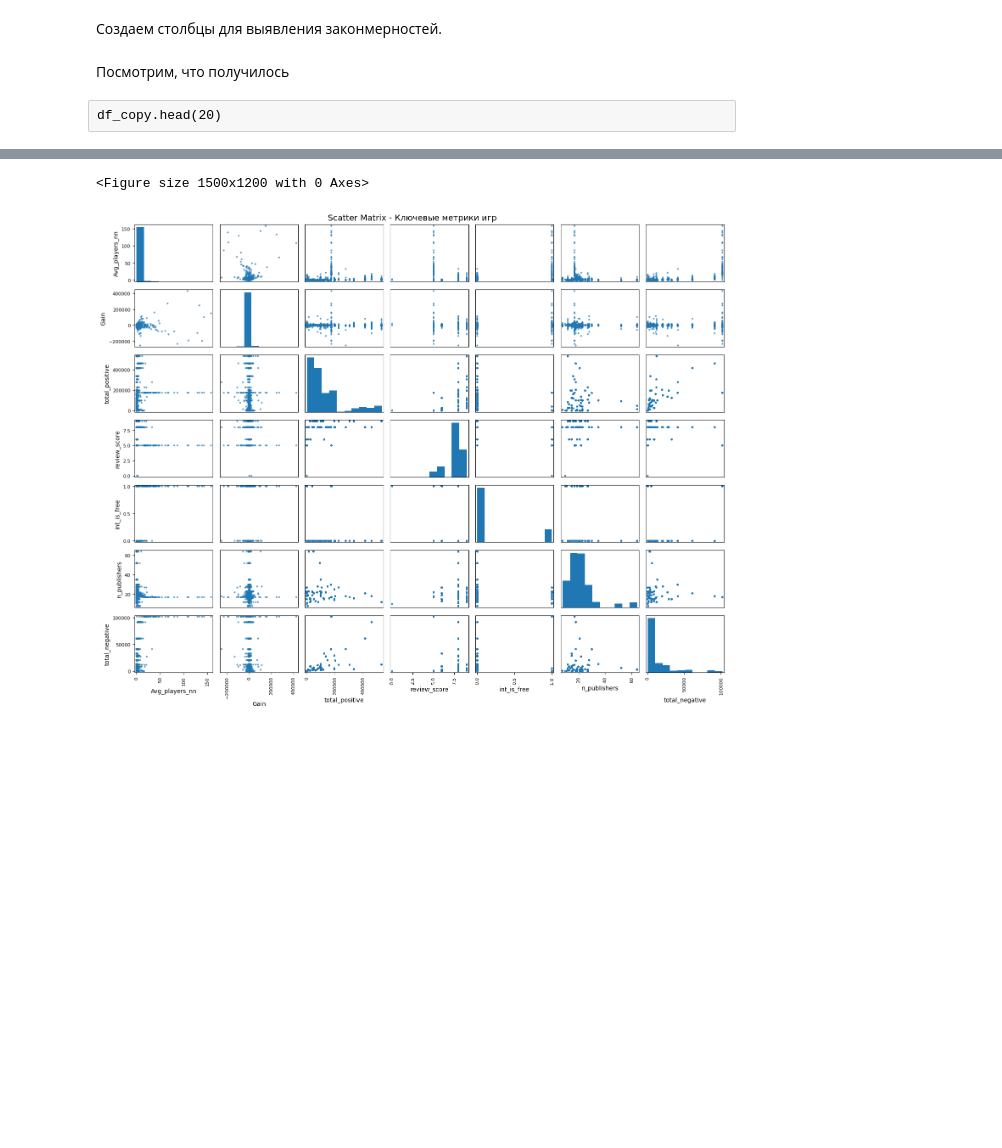
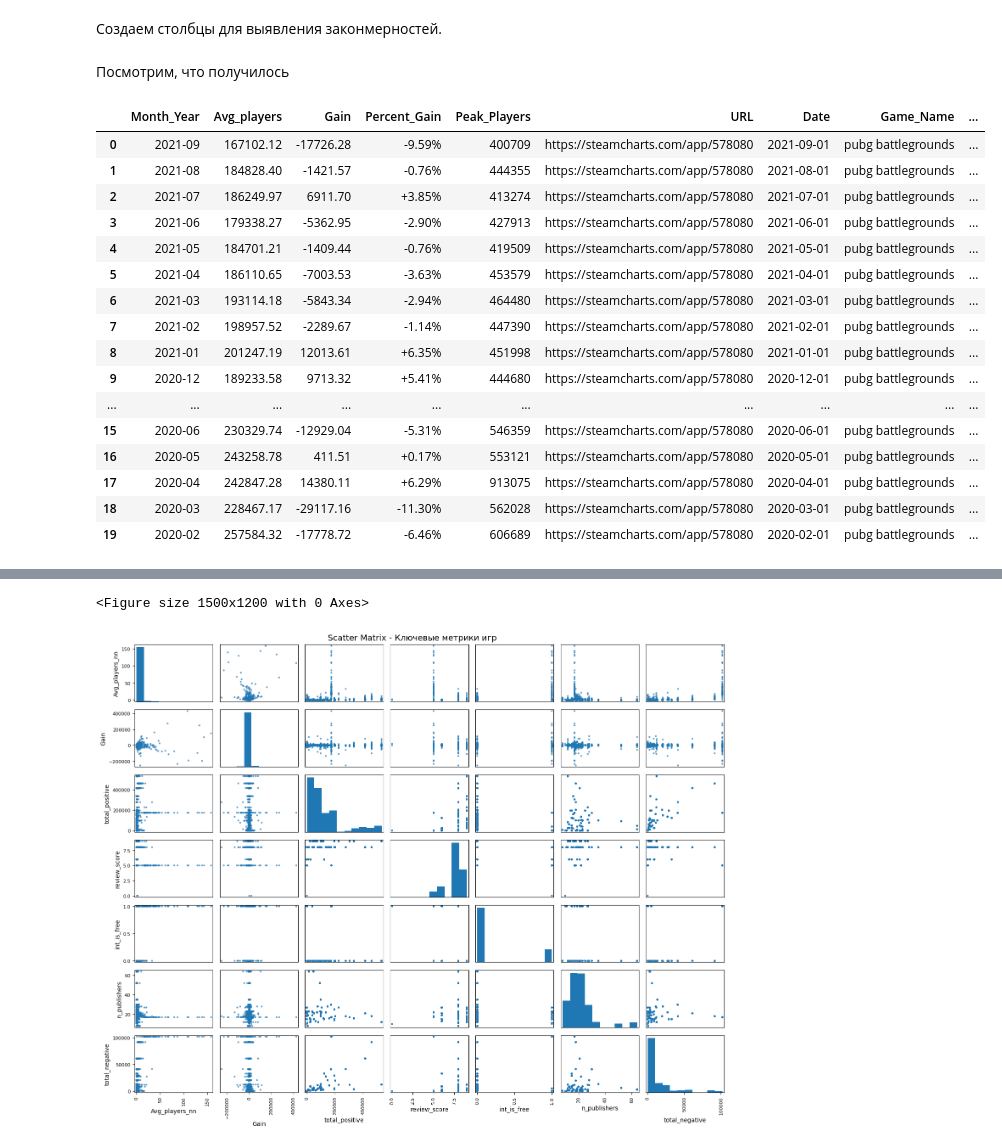
Before and after one commit to George-Mironenko/Game-Analysis, a Jupyter notebook: Game Analysis.ipynb, the cells around one changed output, grey strips where cells are left out. Drawn from its saved outputs; the diff is of its cells as text; code cells hidden in the pictures; blank space fills up the shorter version.

```diff
--- a/Game Analysis.ipynb
+++ b/Game Analysis.ipynb
@@ -253,5 +252,23 @@ df_copy['Percent_Gain_Numeric'] = (
 )
 # %% [markdown]
 Посмотрим, что получилось
-# %% [raw]
-df_copy.head(20)
+# %%
+df_copy.head(20)
+# %% [output]
+|  | Month_Year | Avg_players | Gain | Percent_Gain | Peak_Players | URL | Date | Game_Name | ... |
+| 0 | 2021-09 | 167102.12 | -17726.28 | -9.59% | 400709 | https://steamcharts.com/app/578080 | 2021-09-01 | pubg battlegrounds | ... |
+| 1 | 2021-08 | 184828.40 | -1421.57 | -0.76% | 444355 | https://steamcharts.com/app/578080 | 2021-08-01 | pubg battlegrounds | ... |
+| 2 | 2021-07 | 186249.97 | 6911.70 | +3.85% | 413274 | https://steamcharts.com/app/578080 | 2021-07-01 | pubg battlegrounds | ... |
+| 3 | 2021-06 | 179338.27 | -5362.95 | -2.90% | 427913 | https://steamcharts.com/app/578080 | 2021-06-01 | pubg battlegrounds | ... |
+| 4 | 2021-05 | 184701.21 | -1409.44 | -0.76% | 419509 | https://steamcharts.com/app/578080 | 2021-05-01 | pubg battlegrounds | ... |
+| 5 | 2021-04 | 186110.65 | -7003.53 | -3.63% | 453579 | https://steamcharts.com/app/578080 | 2021-04-01 | pubg battlegrounds | ... |
+| 6 | 2021-03 | 193114.18 | -5843.34 | -2.94% | 464480 | https://steamcharts.com/app/578080 | 2021-03-01 | pubg battlegrounds | ... |
+| 7 | 2021-02 | 198957.52 | -2289.67 | -1.14% | 447390 | https://steamcharts.com/app/578080 | 2021-02-01 | pubg battlegrounds | ... |
+| 8 | 2021-01 | 201247.19 | 12013.61 | +6.35% | 451998 | https://steamcharts.com/app/578080 | 2021-01-01 | pubg battlegrounds | ... |
+| 9 | 2020-12 | 189233.58 | 9713.32 | +5.41% | 444680 | https://steamcharts.com/app/578080 | 2020-12-01 | pubg battlegrounds | ... |
+| ... | ... | ... | ... | ... | ... | ... | ... | ... | ... |
+| 15 | 2020-06 | 230329.74 | -12929.04 | -5.31% | 546359 | https://steamcharts.com/app/578080 | 2020-06-01 | pubg battlegrounds | ... |
+| 16 | 2020-05 | 243258.78 | 411.51 | +0.17% | 553121 | https://steamcharts.com/app/578080 | 2020-05-01 | pubg battlegrounds | ... |
+| 17 | 2020-04 | 242847.28 | 14380.11 | +6.29% | 913075 | https://steamcharts.com/app/578080 | 2020-04-01 | pubg battlegrounds | ... |
+| 18 | 2020-03 | 228467.17 | -29117.16 | -11.30% | 562028 | https://steamcharts.com/app/578080 | 2020-03-01 | pubg battlegrounds | ... |
+| 19 | 2020-02 | 257584.32 | -17778.72 | -6.46% | 606689 | https://steamcharts.com/app/578080 | 2020-02-01 | pubg battlegrounds | ... |
```
Also changed, not shown: parts of 32 cells of this notebook, 1 other file.
